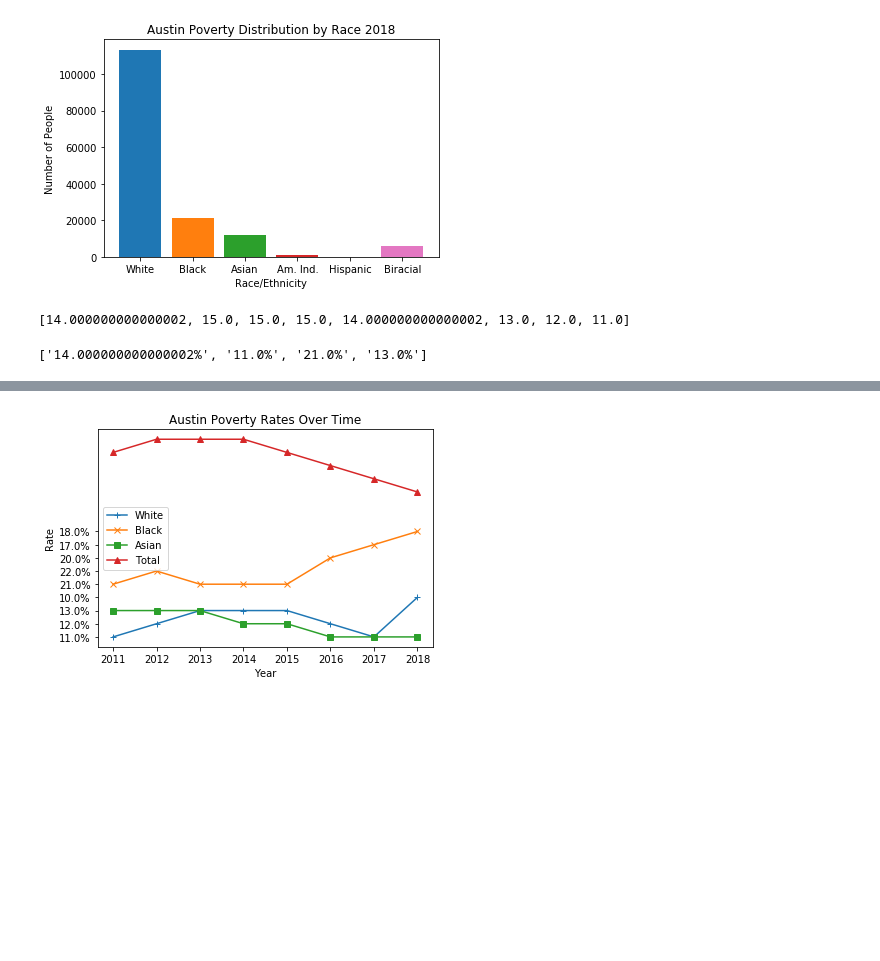
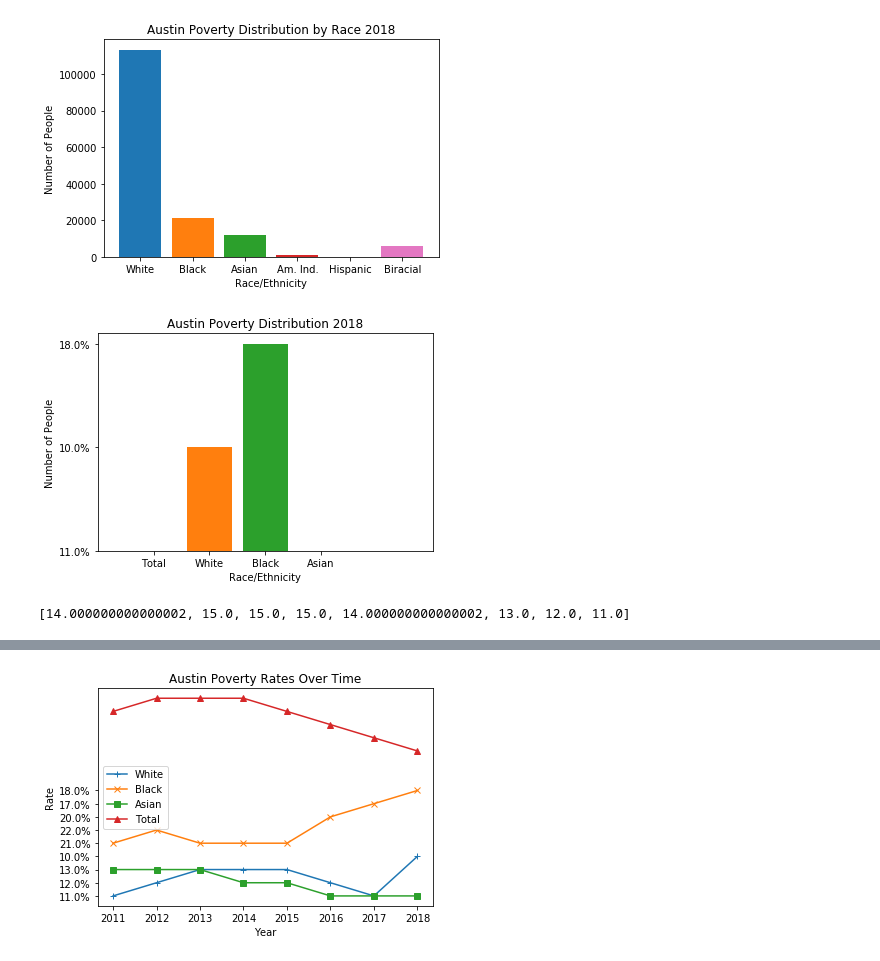
Before and after one commit to travis-tyler/AustinPopulationData, a Jupyter notebook: Rob/Demographics Visualization.ipynb, the cells around one changed output, grey strips where cells are left out. Drawn from its saved outputs; the diff is of its cells as text; code cells hidden in the pictures; blank space fills up the shorter version.

Commit message:
Added data

```diff
--- a/Rob/Demographics Visualization.ipynb
+++ b/Rob/Demographics Visualization.ipynb
@@ -209,6 +209,33 @@ def poverty_stats(year):
     poverty_year = [f"{total_percent}%", white_poverty, black_poverty, asian_poverty]
 
     return poverty_year
+# %%
+
+
+
+# Set variables to hold poverty dat
+poverty_data = poverty_stats(2018)
+
+# Set data to plot
+labels = ["Total", "White", "Black", "Asian"]
+
+# Set colors
+colors = ["tab:blue", "tab:orange", "tab:green", "tab:red", "tab:purple"]
+
+# Create plot
+plt.bar(labels, poverty_data, align="center", color=colors, width=0.8)
+
+# Set a Title and labels
+plt.title(f"Austin Poverty Distribution 2018")
+plt.xlabel("Race/Ethnicity")
+plt.ylabel("Number of People")
+
+# Set x limit
+plt.xlim(-1, 5)
+
+plt.savefig("../Output_Data/Demographics/Poverty_distribution_2018.png")
+# %% [output]
+[figure, added]
 # %%
 # define function to get all poverty data by year
 
@@ -238,6 +263,2 @@ poverty_race_year("Total")
 # %% [output]
 [14.000000000000002, 15.0, 15.0, 15.0, 14.000000000000002, 13.0, 12.0, 11.0]
-# %%
-poverty_stats(2011)
-# %% [output]
-['14.000000000000002%', '11.0%', '21.0%', '13.0%']
```
Also changed, not shown: parts of 2 cells of this notebook, 1 other file.
